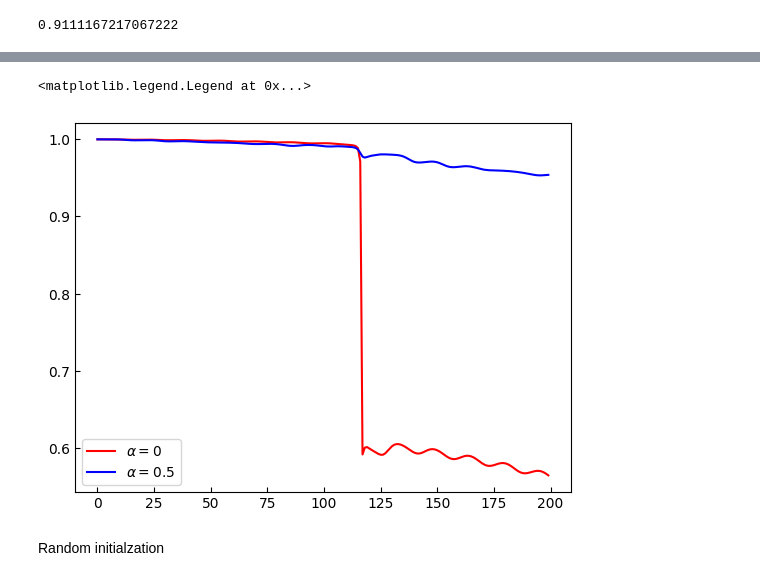
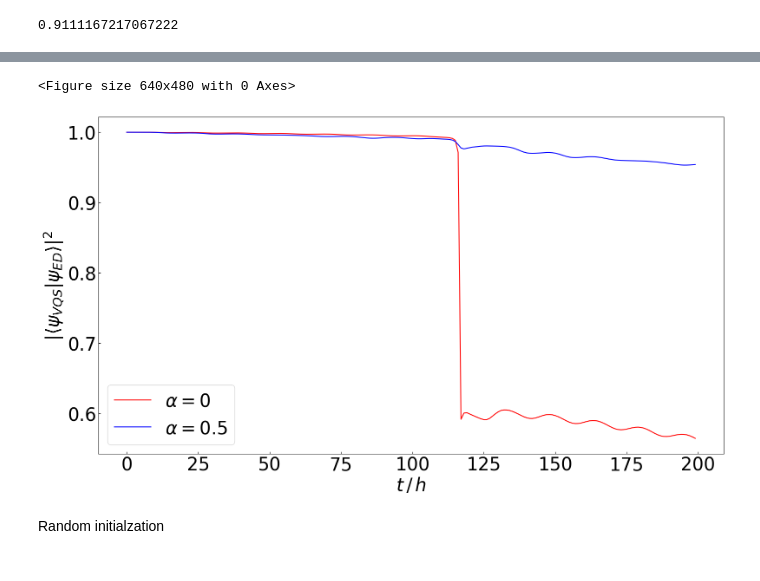
Before and after one commit to Zhelun-Li/VQS, a Jupyter notebook: energyCorrection_studies.ipynb, the cells around one changed output, grey strips where cells are left out. Cells and saved outputs as stored; diff of their text form; code cells hidden in the pictures.

Commit message:
update plots

```diff
--- a/energyCorrection_studies.ipynb
+++ b/energyCorrection_studies.ipynb
@@ -328,11 +321,23 @@ plt.legend()
 # %%
 #using matrix:
+plt.figure(1)
+LabelSize=30
+plt.figure(figsize=(16,9))
 plt.plot(range(len(fid_baseline)),fid_baseline,label=r'$\alpha = 0$',color='r')
 plt.plot(range(len(fid_baseline)),fid_05,label=r'$\alpha = 0.5$',color='b')
 plt.legend()
+#plt.xscale('log')
+plt.xlabel('$t\, / \, h$',fontsize=LabelSize)
+plt.ylabel(r'$|\langle \psi_{VQS} | \psi_{ED} \rangle|^{2}$',fontsize=LabelSize)
+#plt.ylabel(r'$\langle \psi_{VQS} \lvert \psi_{ED} \rangle$',fontsize=LabelSize)
+plt.tick_params(axis='both', which='major', labelsize=LabelSize)
+plt.legend(fontsize=LabelSize)
+plt.tight_layout()
+# plt.savefig(f'magnetization_N{num_qubits}_J{j_coupling}_h{h_coupling}_dt{time_max/num_steps:.2f}_v1.pdf')
+plt.show()
 # %% [output]
-<matplotlib.legend.Legend at 0x...>
+<Figure size 640x480 with 0 Axes>
-[figure, old version]
+[figure, new version]
 # %% [markdown]
 Random initialzation
 # %%
```
Also changed, not shown: parts of 1 cell of this notebook.
